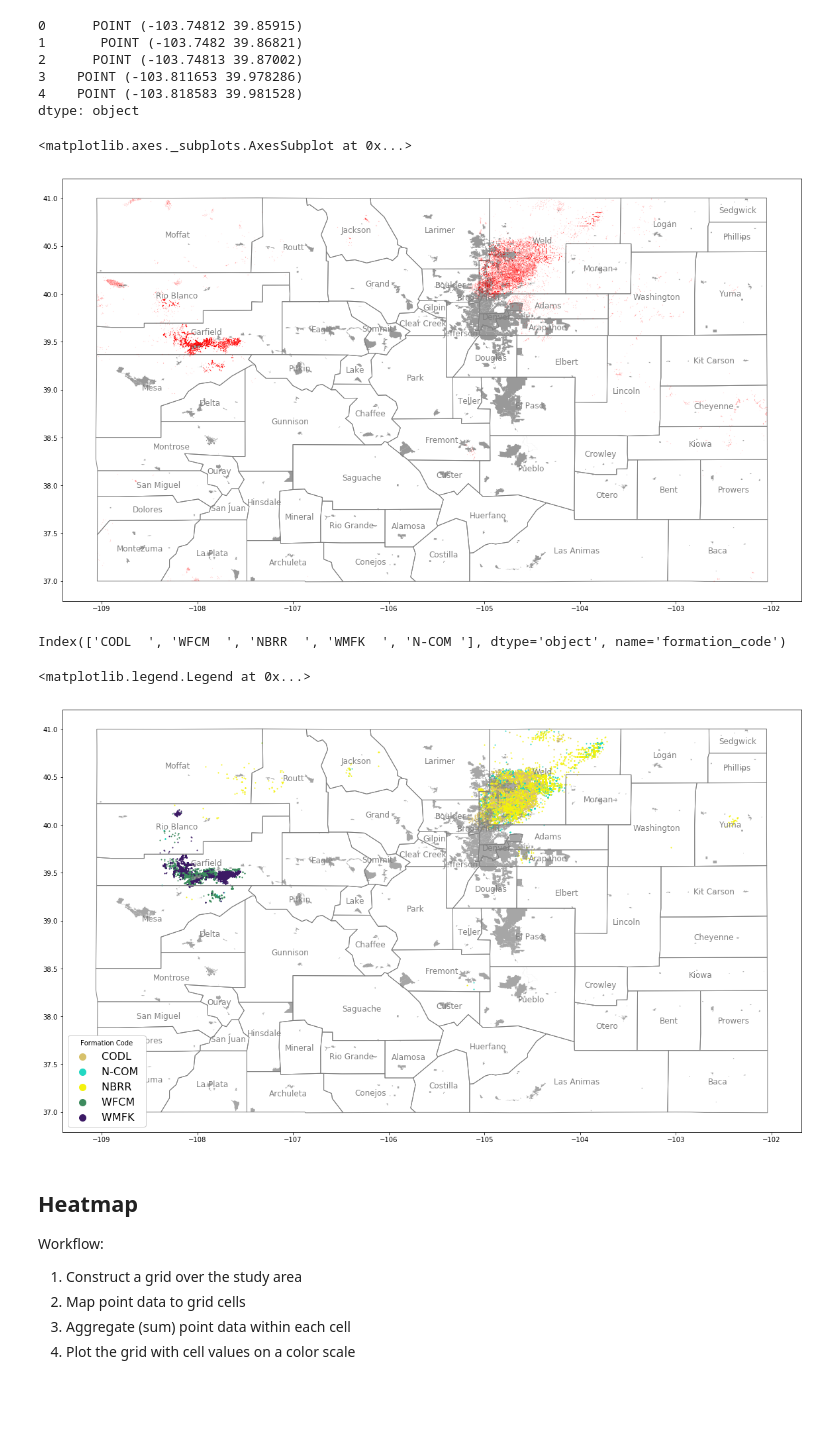
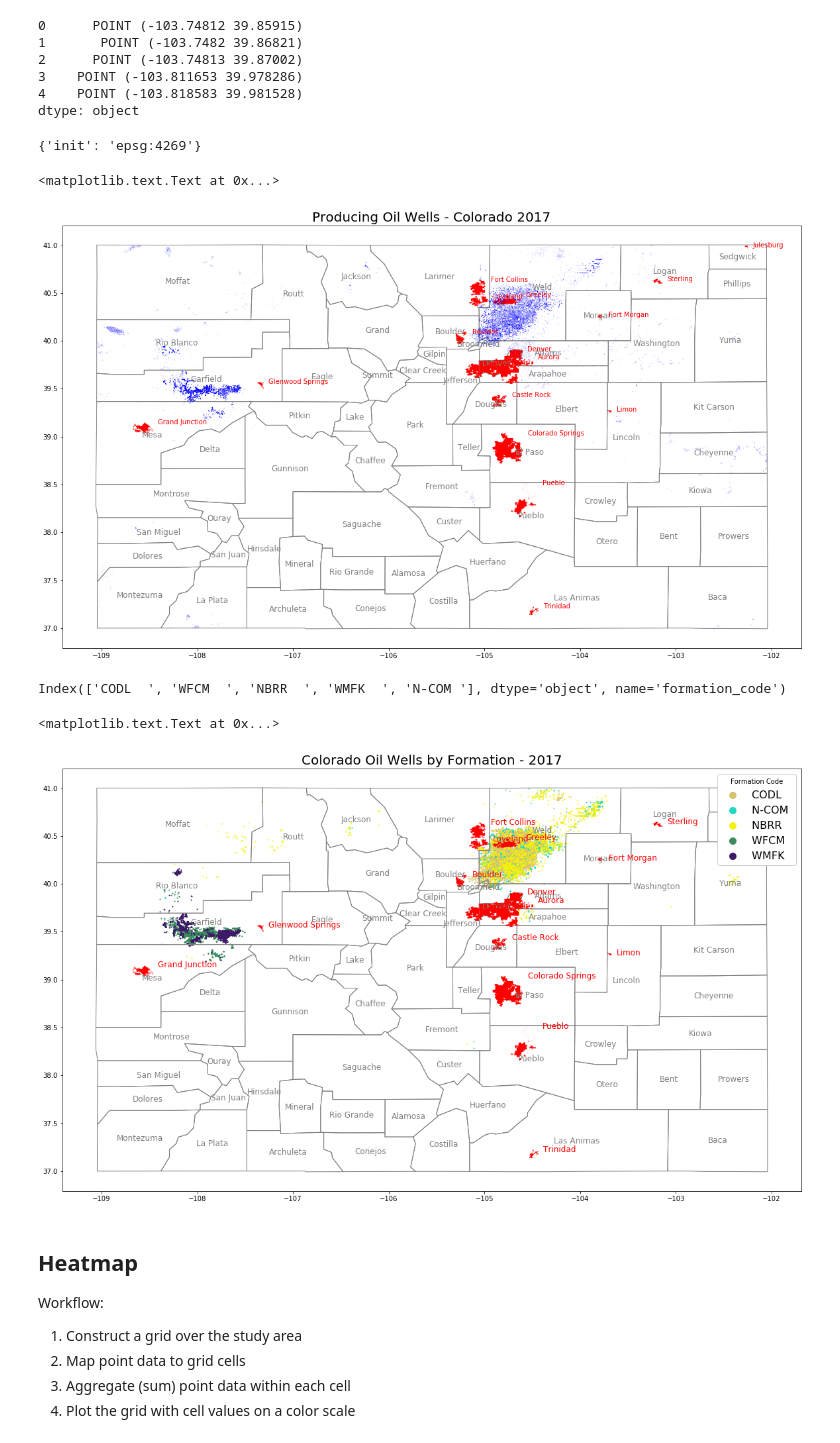
Before and after one commit to focods/geospatial, a Jupyter notebook: OilAndGasMap.ipynb, the cells around one changed output. Drawn from its saved outputs; the diff is of its cells as text; code cells hidden in the pictures; blank space fills up the shorter version.

```diff
--- a/OilAndGasMap.ipynb
+++ b/OilAndGasMap.ipynb
@@ -66,10 +66,6 @@ oil_df.query('oil_prod >= 1000').boxplot('oil_prod')
 # %% [output]
 <matplotlib.axes._subplots.AxesSubplot at 0x...>
 [figure]
-# %%
-oil_df['Longitude']=np.floor(oil_df.long*1000000)
-oil_df['Latitude']=np.floor(oil_df.lat*1000000)
-oil_df.to_csv('oil_df.csv')
 # %% [markdown]
 ## Shapefiles
 # %%
@@ -170,13 +157,32 @@ co_cities.query('NAME10 in @my_cities').plot()
 # %% [output]
 <matplotlib.axes._subplots.AxesSubplot at 0x...>
 [figure]
+# %%
+def plot_co_cities(ax, fc='red', fs=10, subset=[]):
+
+    if len(subset) == 0:
+        cities = co_cities.copy()
+    else:
+        cities = co_cities.query('NAME10 in @subset').copy()
+
+    # where to put the labels
+    cities['LabPoint'] = [(cty.geometry.bounds[2]+0.05,cty.geometry.bounds[3]) for cty in cities.itertuples()]
+
+    # plot the cities
+    cities.plot(ax=ax,facecolor=fc)
+
+    # tack on the lables
+    for c in cities.itertuples():
+        ax.annotate(c.NAME10, xy=c.LabPoint,
+                                         va='center', ha='left', fontsize=fs, color=fc)
 # %% [markdown]
 ## Plotting Arbitrary Points
 # %%
 from shapely.geometry import Point
 # %%
 from shapely.geometry import Point
-pts = gpd.GeoSeries([Point(w.long, w.lat) for w in oil_df.itertuples()])
+crs = {'init': 'epsg:4269'}
+pts = gpd.GeoSeries([Point(w.long, w.lat) for w in oil_df.itertuples()],crs=crs)
 # %%
 pts.head()
 # %% [output]
@@ -186,18 +192,25 @@ pts.head()
 3    POINT (-103.811653 39.978286)
 4    POINT (-103.818583 39.981528)
 dtype: object
+# %%
+pts.crs
+# %% [output]
+{'init': 'epsg:4269'}
 # %%
 
 fig, ax = plt.subplots(figsize=(20,14))
 ax.set_aspect('equal')
 
 
 plot_co_county(ax=ax)
-co_cities.plot(ax=ax, facecolor='grey',alpha=0.8)
-pts.plot(ax=ax, marker='o', color='red', markersize=0.025,alpha=0.3)
+
+plot_co_cities(ax=ax, subset=my_cities)
+pts.plot(ax=ax, marker='o', color='blue', markersize=0.025,alpha=0.3)
+
+plt.title('Producing Oil Wells - Colorado 2017',size=20)
 # %% [output]
-<matplotlib.axes._subplots.AxesSubplot at 0x...>
+<matplotlib.text.Text at 0x...>
-[figure, old version]
+[figure, new version]
 # %%
 pts = [Point(ll) for ll in zip(oil_df.long, oil_df.lat)]
 
@@ -230,13 +243,16 @@ for name, group in groups:
 plot_co_county(ax=ax)
 
 #city boundries
-co_cities.plot(ax=ax, facecolor='grey',alpha=0.7)
+plot_co_cities(ax=ax,subset=my_cities,fs=12)
 
 #legend
-ax.legend(numpoints=1, loc='lower left',fontsize=16,markerscale=10,title='Formation Code', facecolor="white",framealpha=1)
+plt.legend(numpoints=1,fontsize=16,markerscale=10,title='Formation Code', facecolor="white",framealpha=1)
+
+#title
+plt.title("Colorado Oil Wells by Formation - 2017", size=20)
 # %% [output]
-<matplotlib.legend.Legend at 0x...>
+<matplotlib.text.Text at 0x...>
-[figure, old version]
+[figure, new version]
 # %% [markdown]
 ## Heatmap
 
```
Also changed, not shown: parts of 24 cells of this notebook.
